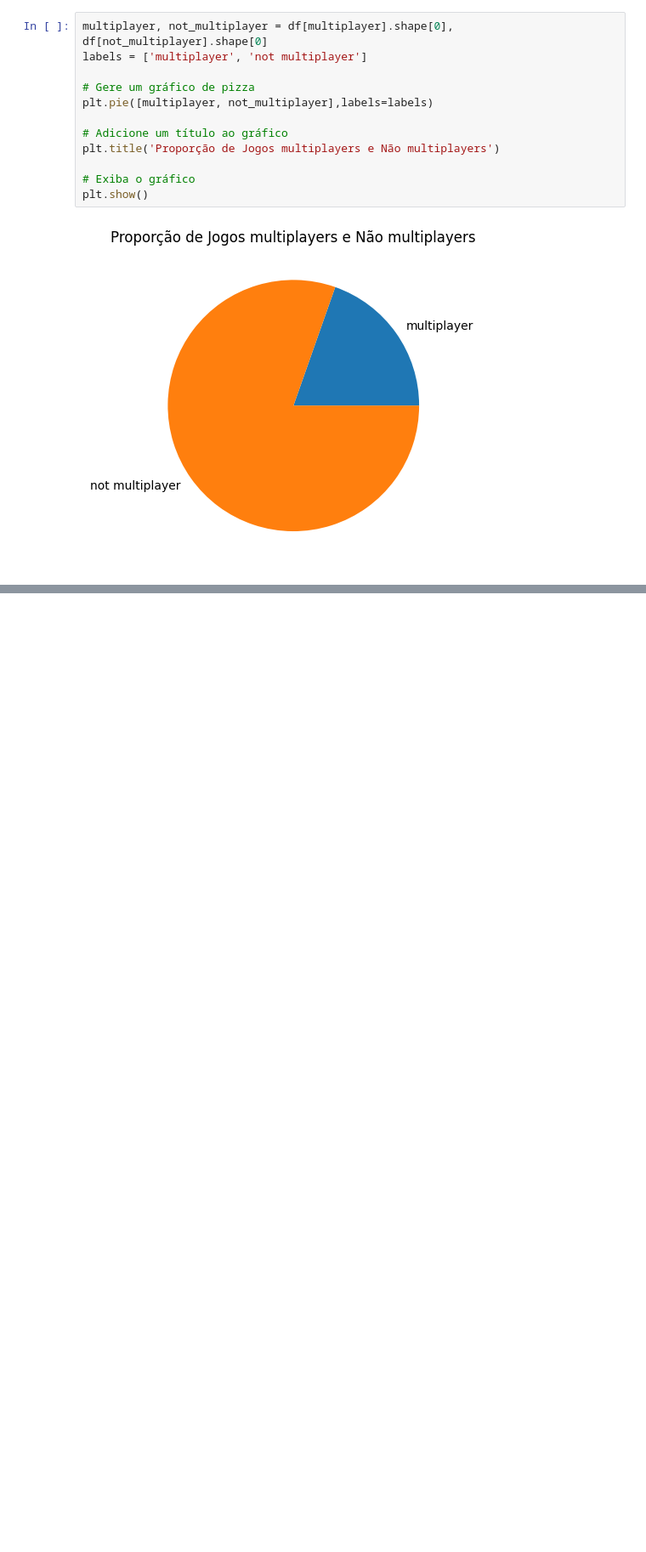
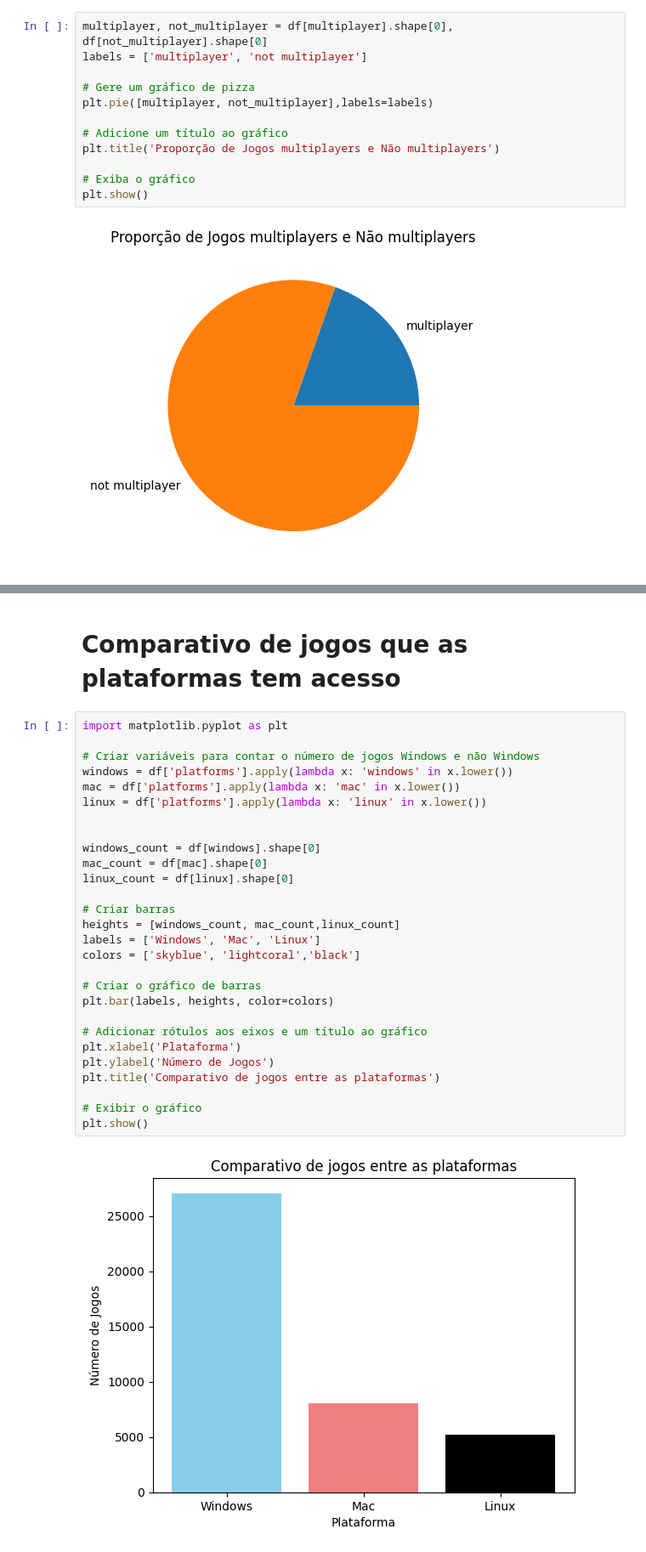
Before and after one commit to mauriciobenjamin700/Projeto_04_ADA, a Jupyter notebook: notebook_projeto.ipynb, the cells around one changed output, grey strips where cells are left out. Shown at 85% size. Drawn from its saved outputs; the diff is of its cells as text; blank space fills up the shorter version.

```diff
--- a/notebook_projeto.ipynb
+++ b/notebook_projeto.ipynb
@@ -332,0 +415,32 @@ plt.show()
+# %% [markdown]
+# Comparativo de jogos que as plataformas tem acesso
+# %%
+import matplotlib.pyplot as plt
+
+# Criar variáveis para contar o número de jogos Windows e não Windows
+windows = df['platforms'].apply(lambda x: 'windows' in x.lower())
+mac = df['platforms'].apply(lambda x: 'mac' in x.lower())
+linux = df['platforms'].apply(lambda x: 'linux' in x.lower())
+
+
+windows_count = df[windows].shape[0]
+mac_count = df[mac].shape[0]
+linux_count = df[linux].shape[0]
+
+# Criar barras
+heights = [windows_count, mac_count,linux_count]
+labels = ['Windows', 'Mac', 'Linux']
+colors = ['skyblue', 'lightcoral','black']
+
+# Criar o gráfico de barras
+plt.bar(labels, heights, color=colors)
+
+# Adicionar rótulos aos eixos e um título ao gráfico
+plt.xlabel('Plataforma')
+plt.ylabel('Número de Jogos')
+plt.title('Comparativo de jogos entre as plataformas')
+
+# Exibir o gráfico
+plt.show()
+# %% [output]
+[figure, added]
```
Also changed, not shown: parts of 13 cells of this notebook, 1 other file.
